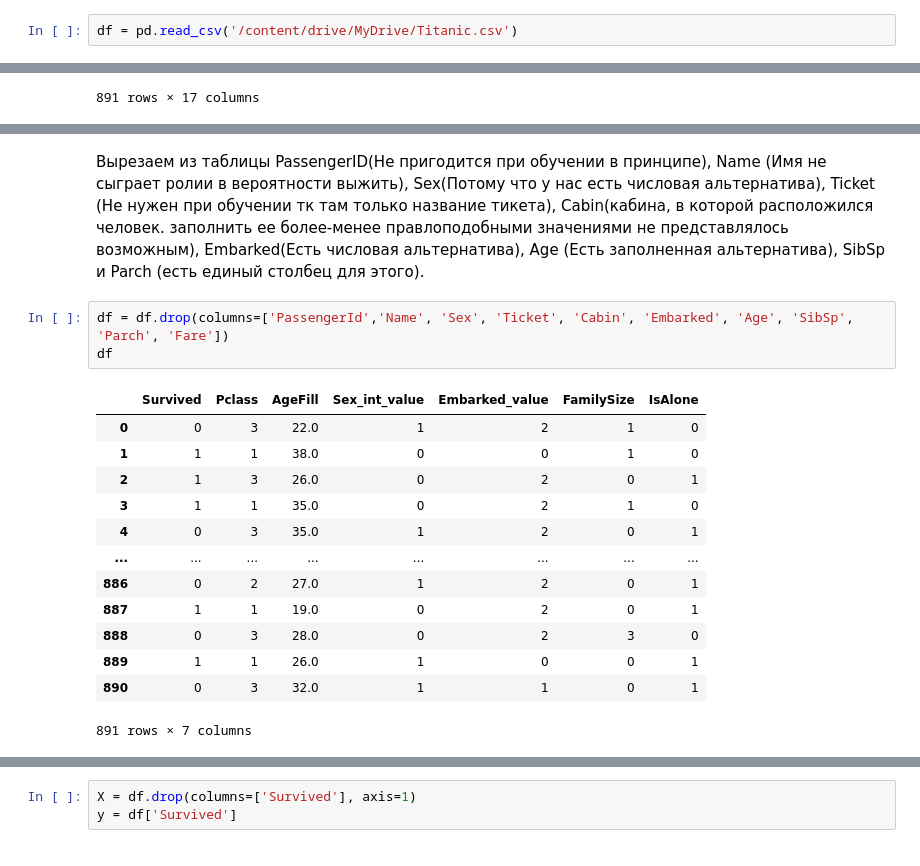
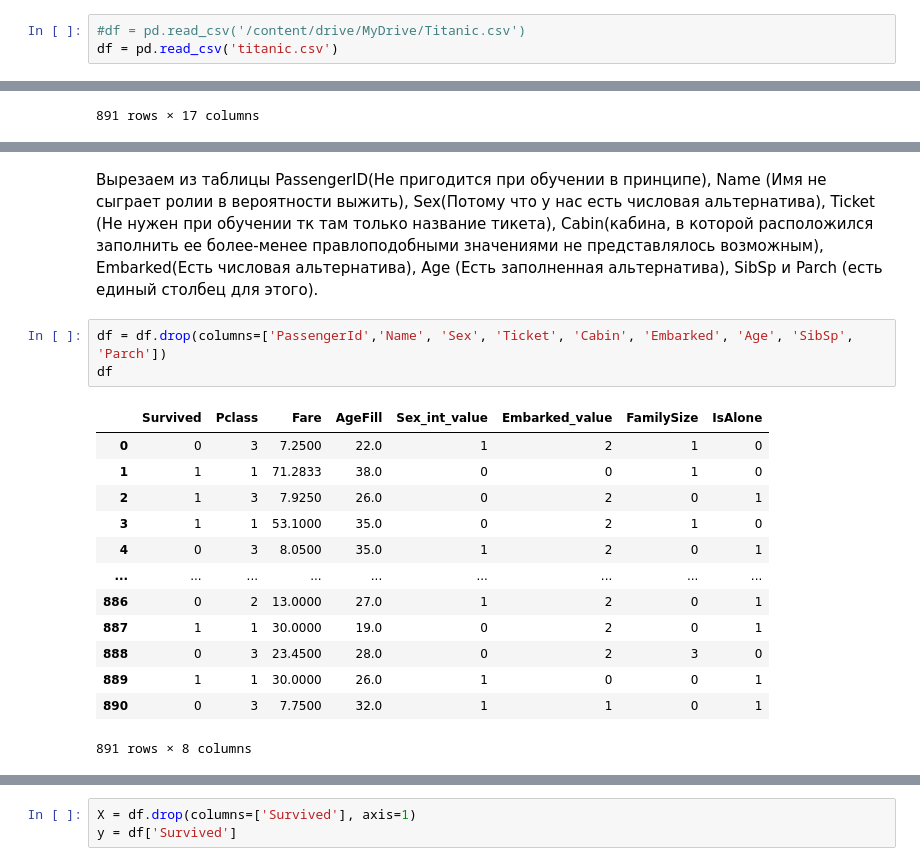
Before and after one commit to PerkusP/titanic, a Jupyter notebook: titanic.ipynb, the cells around one changed output, grey strips where cells are left out. Cells and saved outputs as stored; diff of their text form.

```diff
--- a/titanic.ipynb
+++ b/titanic.ipynb
@@ -18,7 +16,8 @@ bin_size = 10
 # %% [markdown]
 Загрузка Titanic.csv
 # %%
-df = pd.read_csv('/content/drive/MyDrive/Titanic.csv')
+#df = pd.read_csv('/content/drive/MyDrive/Titanic.csv')
+df = pd.read_csv('titanic.csv')
 # %% [markdown]
 Смотрим на потерянные значения, чтобы позже их устранить
 # %%
@@ -220,20 +218,20 @@ df.dtypes
 dtype: object
 # %% [markdown]
-Вырезаем из таблицы PassengerID(Не пригодится при обучении в принципе), Name (Имя не сыграет ролии в вероятности выжить), Sex(Потому что у нас есть числовая альтернатива), Ticket (Не нужен при обучении тк там только название тикета), Cabin(кабина, в которой расположился человек. заполнить ее более-менее правлоподобными значениями не представлялось возможным), Embarked(Есть числовая альтернатива), Age (Есть заполненная альтернатива), SibSp и Parch (есть единый столбец для этого).
+Вырезаем из таблицы PassengerID(Не пригодится при обучении в принципе), Name (Имя не сыграет ролии в вероятности выжить), Sex(Потому что у нас есть числовая альтернатива), Ticket (Не нужен при обучении тк там только название тикета), Cabin(кабина, в которой расположился  заполнить ее более-менее правлоподобными значениями не представлялось возможным), Embarked(Есть числовая альтернатива), Age (Есть заполненная альтернатива), SibSp и Parch (есть единый столбец для этого).
 # %%
-df = df.drop(columns=['PassengerId','Name', 'Sex', 'Ticket', 'Cabin', 'Embarked', 'Age', 'SibSp', 'Parch', 'Fare'])
+df = df.drop(columns=['PassengerId','Name', 'Sex', 'Ticket', 'Cabin', 'Embarked', 'Age', 'SibSp', 'Parch'])
 df
 # %% [output]
-|  | Survived | Pclass | AgeFill | Sex_int_value | Embarked_value | FamilySize | IsAlone |
-| 0 | 0 | 3 | 22.0 | 1 | 2 | 1 | 0 |
-| 1 | 1 | 1 | 38.0 | 0 | 0 | 1 | 0 |
-| 2 | 1 | 3 | 26.0 | 0 | 2 | 0 | 1 |
-| 3 | 1 | 1 | 35.0 | 0 | 2 | 1 | 0 |
-| 4 | 0 | 3 | 35.0 | 1 | 2 | 0 | 1 |
-| ... | ... | ... | ... | ... | ... | ... | ... |
-| 886 | 0 | 2 | 27.0 | 1 | 2 | 0 | 1 |
-| 887 | 1 | 1 | 19.0 | 0 | 2 | 0 | 1 |
-| 888 | 0 | 3 | 28.0 | 0 | 2 | 3 | 0 |
-| 889 | 1 | 1 | 26.0 | 1 | 0 | 0 | 1 |
-| 890 | 0 | 3 | 32.0 | 1 | 1 | 0 | 1 |
+|  | Survived | Pclass | Fare | AgeFill | Sex_int_value | Embarked_value | FamilySize | IsAlone |
+| 0 | 0 | 3 | 7.2500 | 22.0 | 1 | 2 | 1 | 0 |
+| 1 | 1 | 1 | 71.2833 | 38.0 | 0 | 0 | 1 | 0 |
+| 2 | 1 | 3 | 7.9250 | 26.0 | 0 | 2 | 0 | 1 |
+| 3 | 1 | 1 | 53.1000 | 35.0 | 0 | 2 | 1 | 0 |
+| 4 | 0 | 3 | 8.0500 | 35.0 | 1 | 2 | 0 | 1 |
+| ... | ... | ... | ... | ... | ... | ... | ... | ... |
+| 886 | 0 | 2 | 13.0000 | 27.0 | 1 | 2 | 0 | 1 |
+| 887 | 1 | 1 | 30.0000 | 19.0 | 0 | 2 | 0 | 1 |
+| 888 | 0 | 3 | 23.4500 | 28.0 | 0 | 2 | 3 | 0 |
+| 889 | 1 | 1 | 30.0000 | 26.0 | 1 | 0 | 0 | 1 |
+| 890 | 0 | 3 | 7.7500 | 32.0 | 1 | 1 | 0 | 1 |
-891 rows × 7 columns
+891 rows × 8 columns
```
Also changed, not shown: parts of 15 cells of this notebook, 1 other file.
